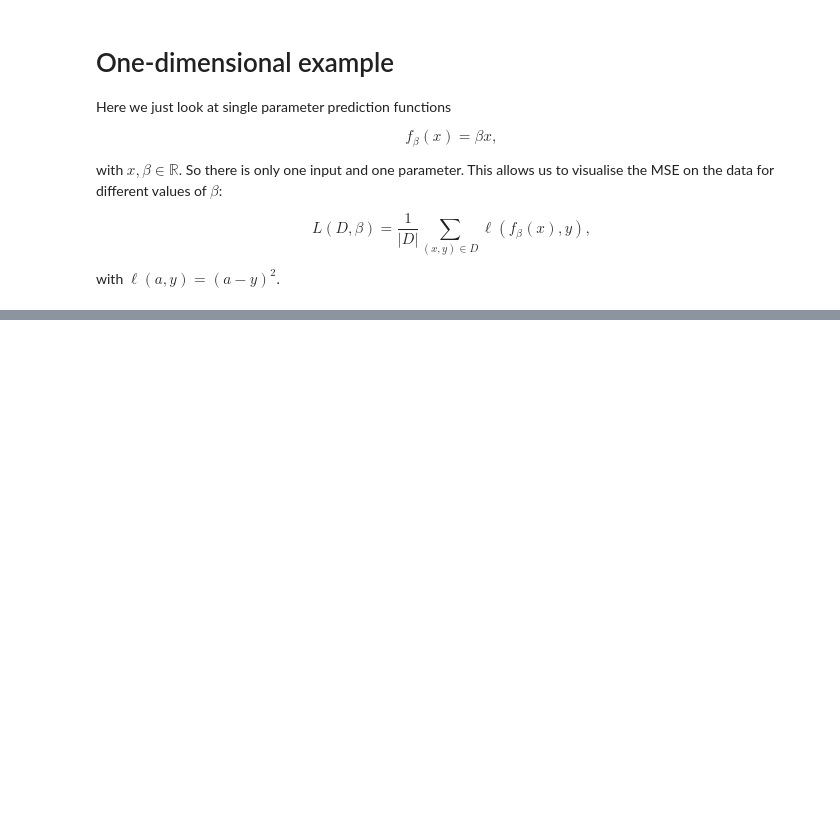
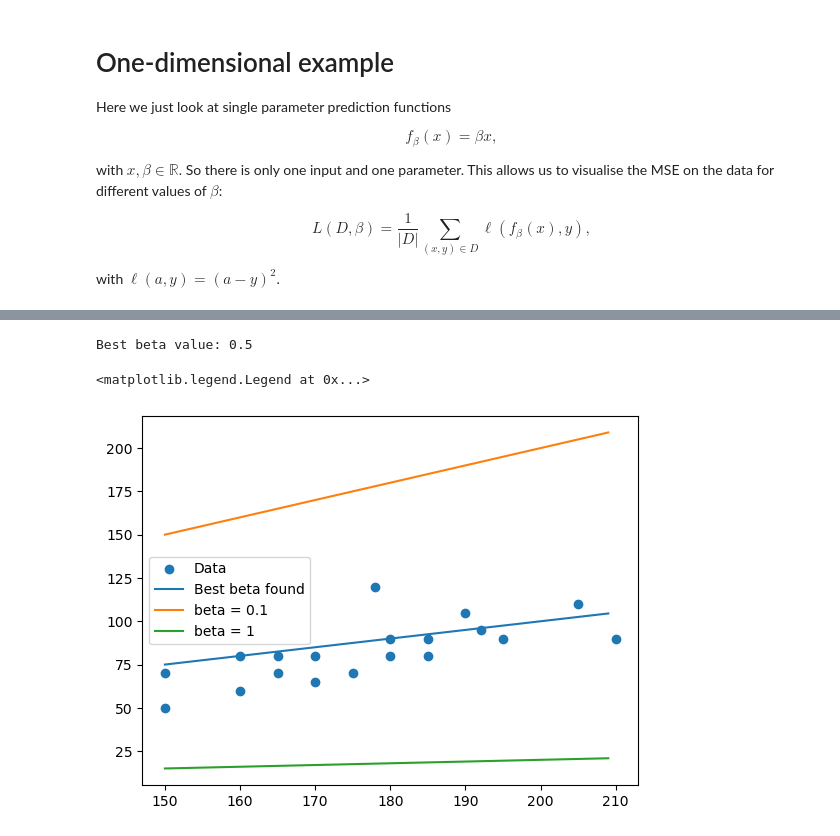
Before and after one commit to olethrosdc/machine-learning-neuch, a Jupyter notebook: BSc/src/Regression/ClassRegression.ipynb, the cells around one changed output, grey strips where cells are left out. Saved outputs shown, nothing was run; the diff lists cells and outputs as text; code cells hidden in the pictures; blank space fills up the shorter version.

```diff
--- a/BSc/src/Regression/ClassRegression.ipynb
+++ b/BSc/src/Regression/ClassRegression.ipynb
@@ -68,0 +75,19 @@ Text(0.5, 1.0, 'MSE loss for $f_\\beta(x) = \\beta x$')
+# %%
+plt.scatter(X, Y)
+x_range = np.arange(min(X), max(X))
+fun = LinearFunction(1)
+fun.params[0] = beta_min
+y_range = [fun.predict(x) for x in x_range]
+plt.plot(x_range, y_range)
+print("Best beta value:", beta_min)
+fun.params[0] = 1
+y_range = [fun.predict(x) for x in x_range]
+plt.plot(x_range, y_range)
+fun.params[0] = 0.1
+y_range = [fun.predict(x) for x in x_range]
+plt.plot(x_range, y_range)
+plt.legend(["Data", "Best beta found", "beta = 0.1", "beta = 1"])
+# %% [output]
+Best beta value: 0.5
+<matplotlib.legend.Legend at 0x...>
+[figure, added]
```
Also changed, not shown: parts of 8 cells of this notebook.
